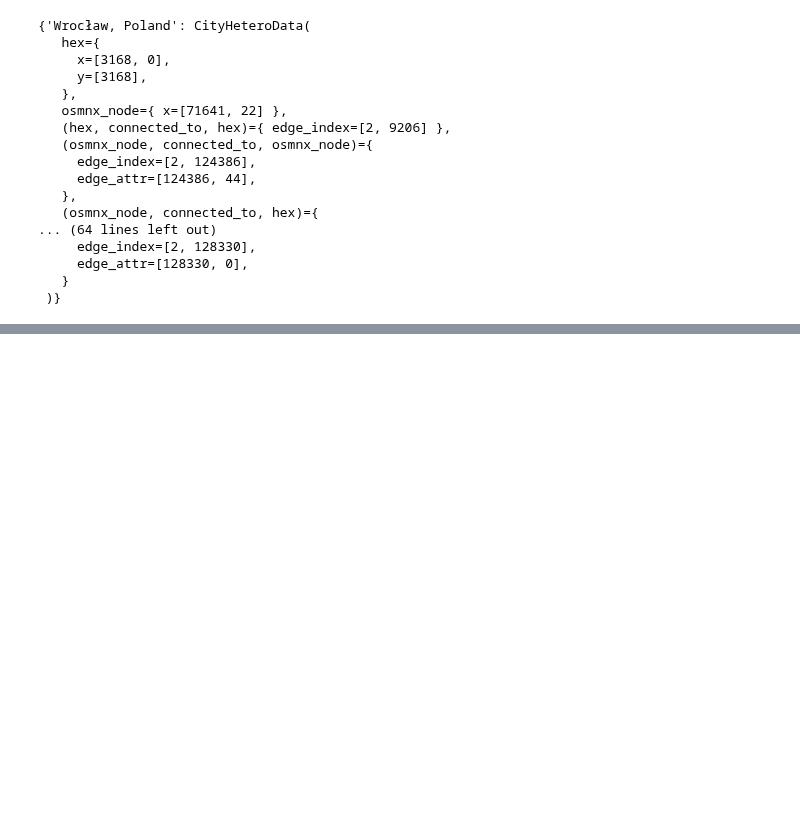
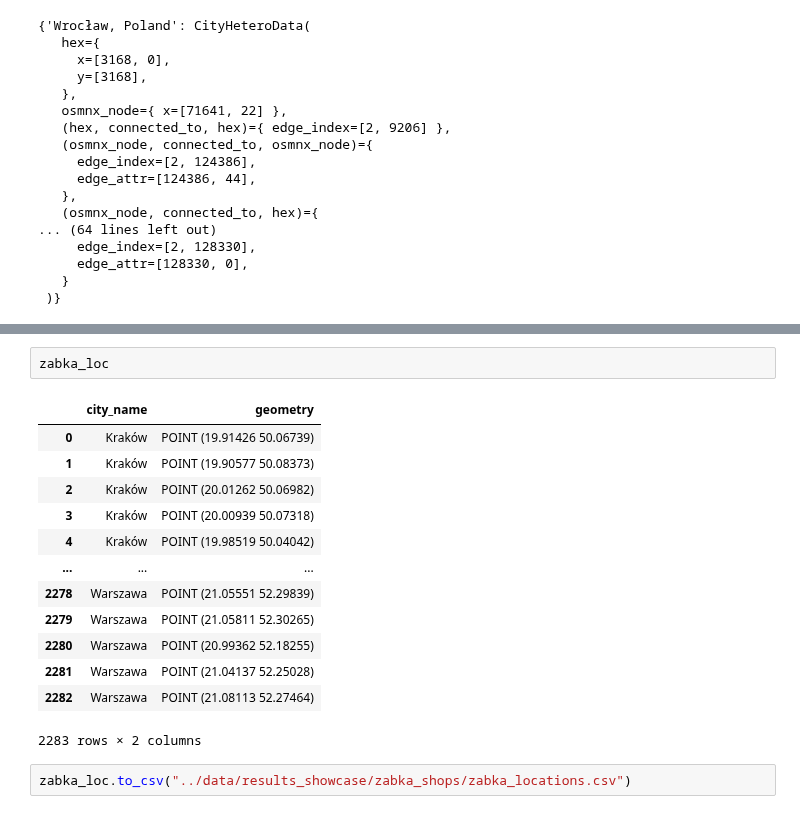
Before and after one commit to StaszekM/gradient, a Jupyter notebook: notebooks/best_models_test.ipynb, the cells around one changed output, grey strips where cells are left out. Drawn from its saved outputs; the diff is of its cells as text; blank space fills up the shorter version.

```diff
--- a/notebooks/best_models_test.ipynb
+++ b/notebooks/best_models_test.ipynb
@@ -219,0 +299,18 @@ data1
+# %%
+zabka_loc
+# %% [output]
+|  | city_name | geometry |
+| 0 | Kraków | POINT (19.91426 50.06739) |
+| 1 | Kraków | POINT (19.90577 50.08373) |
+| 2 | Kraków | POINT (20.01262 50.06982) |
+| 3 | Kraków | POINT (20.00939 50.07318) |
+| 4 | Kraków | POINT (19.98519 50.04042) |
+| ... | ... | ... |
+| 2278 | Warszawa | POINT (21.05551 52.29839) |
+| 2279 | Warszawa | POINT (21.05811 52.30265) |
+| 2280 | Warszawa | POINT (20.99362 52.18255) |
+| 2281 | Warszawa | POINT (21.04137 52.25028) |
+| 2282 | Warszawa | POINT (21.08113 52.27464) |
+2283 rows × 2 columns
+# %%
+zabka_loc.to_csv("../data/results_showcase/zabka_shops/zabka_locations.csv")
```
Also changed, not shown: parts of 8 cells of this notebook, 3 other files.
